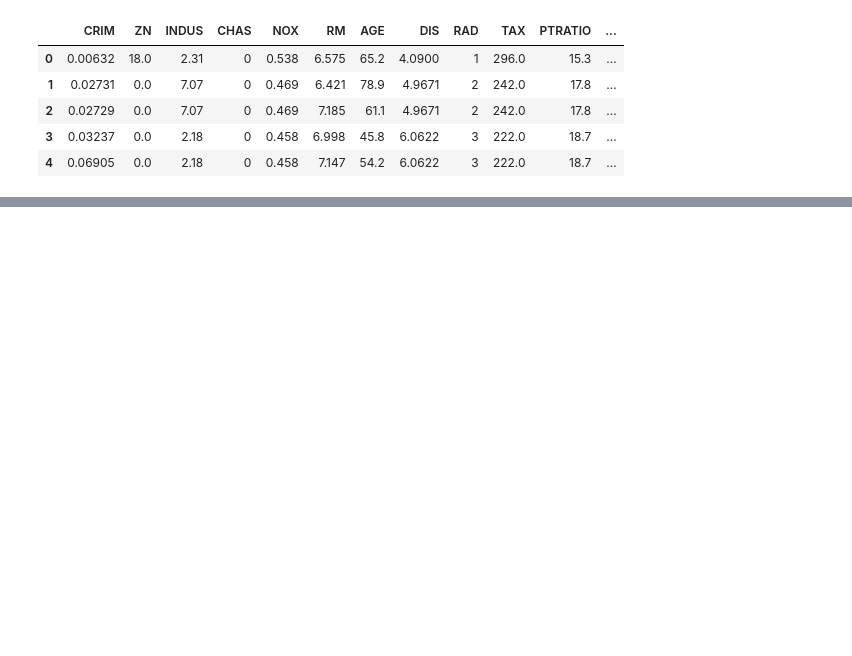
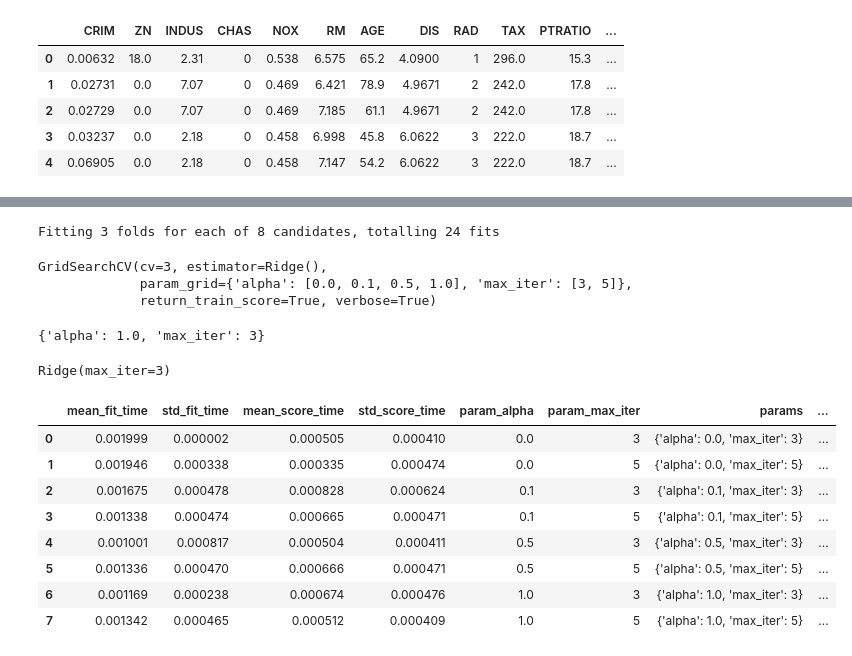
Before and after one commit to cubeninggen/KDT-2024, a Jupyter notebook: ML/DAY_05/ex_ridge.ipynb, the cells around one changed output, grey strips where cells are left out. Drawn from its saved outputs; the diff is of its cells as text; code cells hidden in the pictures; blank space fills up the shorter version.

```diff
--- a/ML/DAY_05/ex_ridge.ipynb
+++ b/ML/DAY_05/ex_ridge.ipynb
@@ -82,4 +83,4 @@ StandardScaler()
 # %%
-X_train_scaled=ssScaler.transform(X_train)
-X_test_scaled=ssScaler.transform(X_test)
+X_train_scaled=sScaler.transform(X_train)
+X_test_scaled=sScaler.transform(X_test)
 # %% [markdown]
@@ -108,0 +138,40 @@ ValueError: Found input variables with inconsistent numbers of samples: [127, 37
+# %%
+# Ridge의 하이퍼 파라미터 값 설정
+params={'alpha':[0.0,0.1,0.5,1.0],'max_iter':[3,5]}
+# %%
+# 인스턴스 생성
+rModel=Ridge()
+
+# GridSearchCV 인스턴스 생성
+serchCV=GridSearchCV(rModel,params,cv=3,verbose=True,return_train_score=True)
+# %%
+# 학습 진행
+serchCV.fit(X_train_scaled,y_train)
+# %% [output]
+Fitting 3 folds for each of 8 candidates, totalling 24 fits
+GridSearchCV(cv=3, estimator=Ridge(),
+             param_grid={'alpha': [0.0, 0.1, 0.5, 1.0], 'max_iter': [3, 5]},
+             return_train_score=True, verbose=True)
+# %%
+# fit() 진행후 모델 파라미터 확인
+serchCV.best_params_
+# %% [output]
+{'alpha': 1.0, 'max_iter': 3}
+# %%
+bestModel=serchCV.best_estimator_
+bestModel
+# %% [output]
+Ridge(max_iter=3)
+# %%
+resultDF=pd.DataFrame(serchCV.cv_results_)
+resultDF
+# %% [output]
+|  | mean_fit_time | std_fit_time | mean_score_time | std_score_time | param_alpha | param_max_iter | params | ... |
+| 0 | 0.001999 | 0.000002 | 0.000505 | 0.000410 | 0.0 | 3 | {'alpha': 0.0, 'max_iter': 3} | ... |
+| 1 | 0.001946 | 0.000338 | 0.000335 | 0.000474 | 0.0 | 5 | {'alpha': 0.0, 'max_iter': 5} | ... |
+| 2 | 0.001675 | 0.000478 | 0.000828 | 0.000624 | 0.1 | 3 | {'alpha': 0.1, 'max_iter': 3} | ... |
+| 3 | 0.001338 | 0.000474 | 0.000665 | 0.000471 | 0.1 | 5 | {'alpha': 0.1, 'max_iter': 5} | ... |
+| 4 | 0.001001 | 0.000817 | 0.000504 | 0.000411 | 0.5 | 3 | {'alpha': 0.5, 'max_iter': 3} | ... |
+| 5 | 0.001336 | 0.000470 | 0.000666 | 0.000471 | 0.5 | 5 | {'alpha': 0.5, 'max_iter': 5} | ... |
+| 6 | 0.001169 | 0.000238 | 0.000674 | 0.000476 | 1.0 | 3 | {'alpha': 1.0, 'max_iter': 3} | ... |
+| 7 | 0.001342 | 0.000465 | 0.000512 | 0.000409 | 1.0 | 5 | {'alpha': 1.0, 'max_iter': 5} | ... |
```
Also changed, not shown: parts of 27 cells of this notebook, 4 other files.
